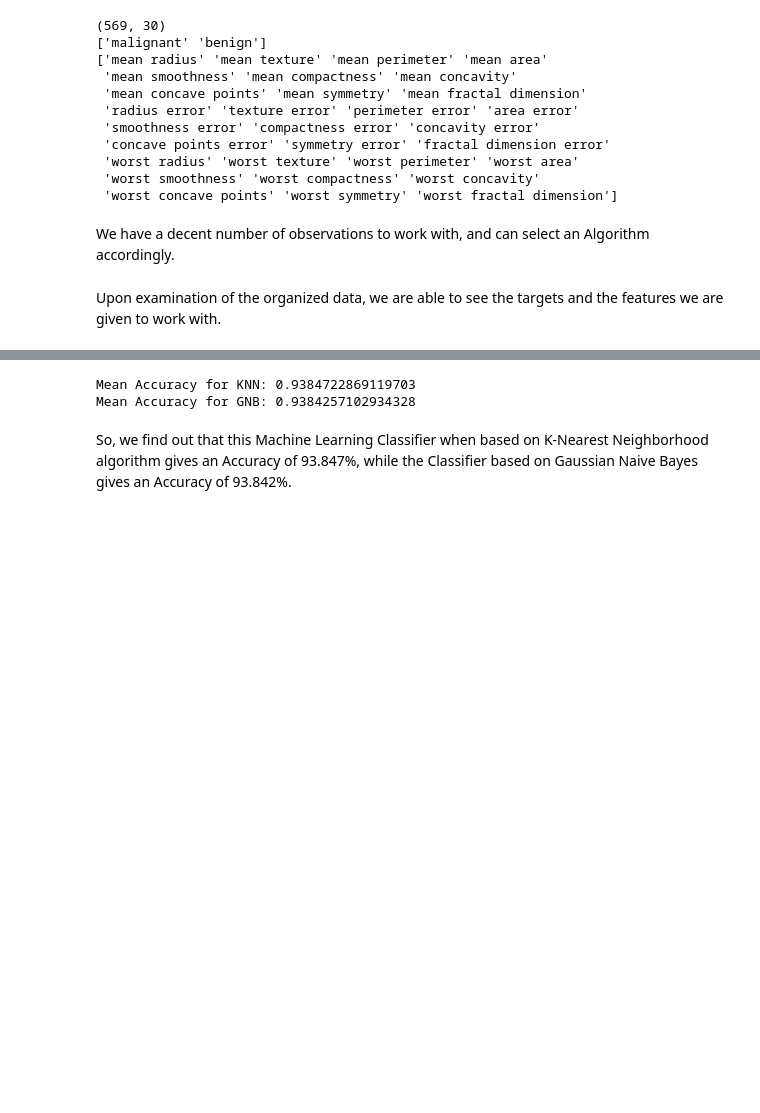
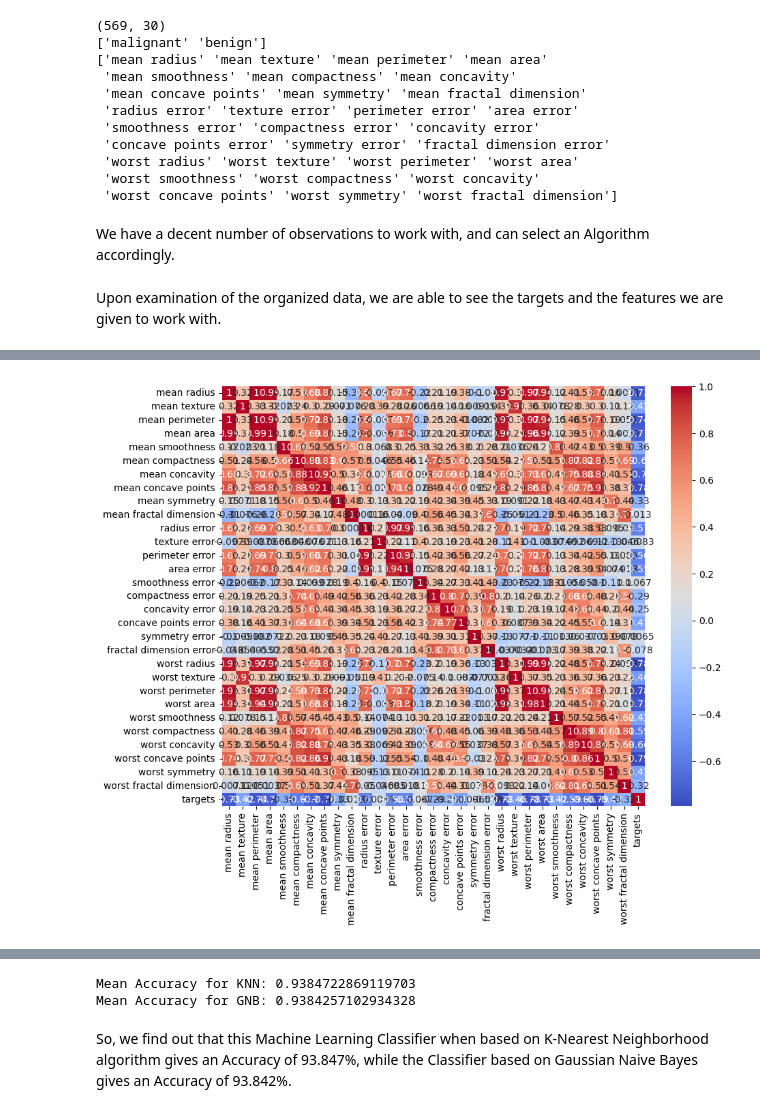
Before and after one commit to SShiwako15/Cancer-Cell-Classification-Machine-Learning, a Jupyter notebook: Cancel_Cell_Scikit.ipynb, the cells around one changed output, grey strips where cells are left out. Cells and saved outputs as stored; diff of their text form; code cells hidden in the pictures; blank space fills up the shorter version.

```diff
--- a/Cancel_Cell_Scikit.ipynb
+++ b/Cancel_Cell_Scikit.ipynb
@@ -18,6 +49,9 @@ target_names = data['target_names']
 targets = data['target']
 features = data['data']
 feature_names = data['feature_names']
+#Convert the 'Bunch' Obejct to a Pandas Dataframe
+df = pd.DataFrame(data.data, columns=data.feature_names)
+df['targets'] = data.target
 
 print(features.shape)
 print(target_names)
@@ -42,0 +83,10 @@ Let us use KNN Algorithm and Naive Bayes Algorithm as classification algorithm.
+# %%
+
+
+# Assume df is your DataFrame and 'target' is your target column
+correlation_matrix = df.corr()
+plt.figure(figsize=(10, 8))
+sns.heatmap(correlation_matrix, annot=True, cmap='coolwarm')
+plt.show()
+# %% [output]
+[figure, added]
```
Also changed, not shown: parts of 11 cells of this notebook.
